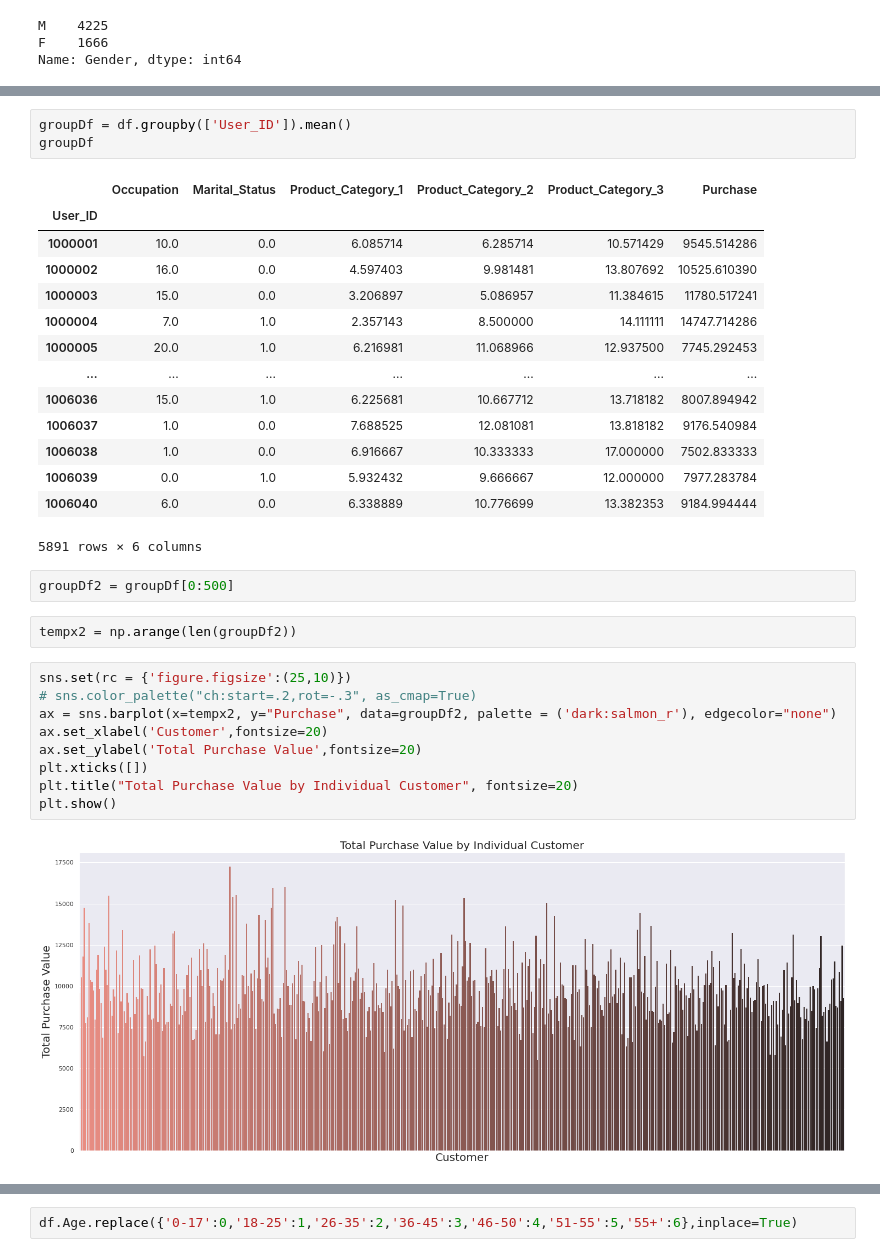
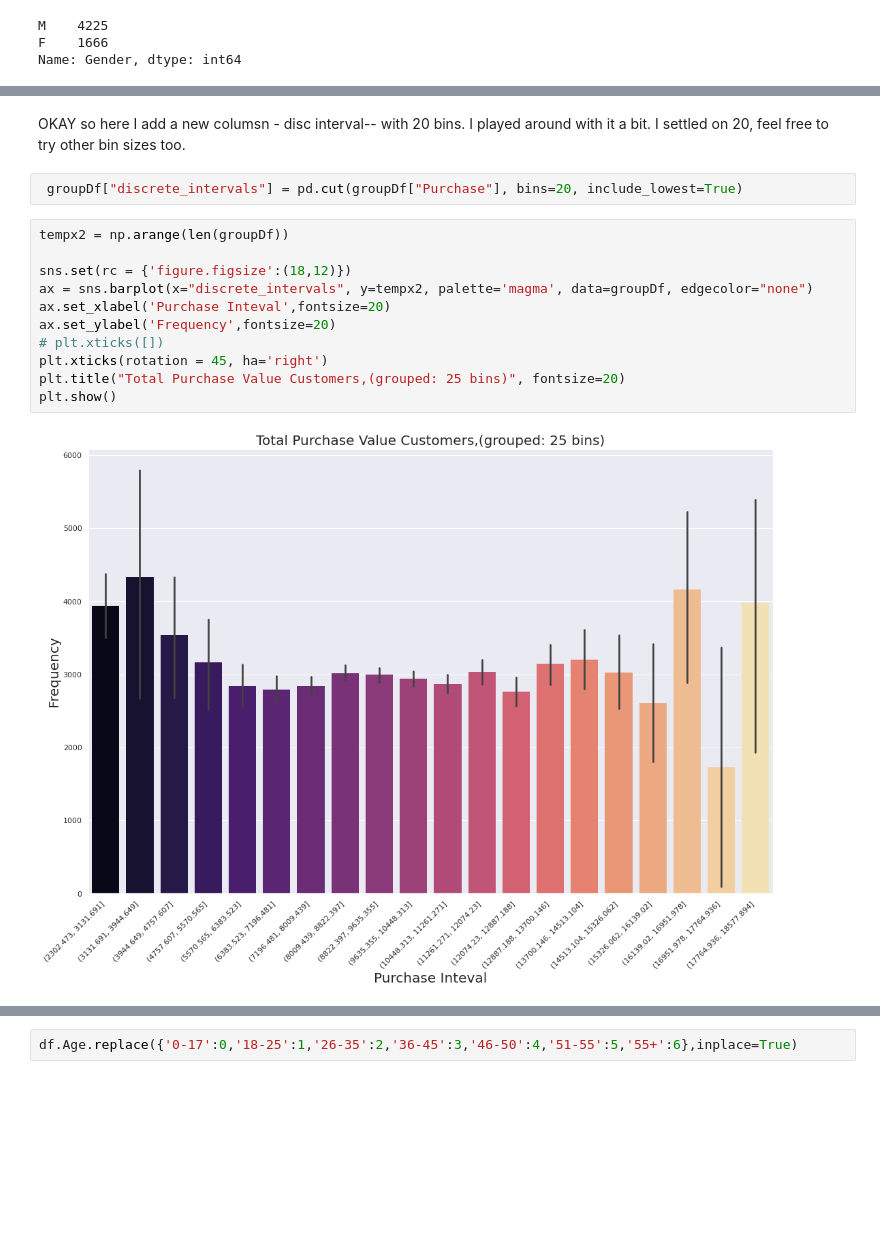
Before and after one commit to Blutronics/MultipleRegression, a Jupyter notebook: Black_Friday_Prediction.ipynb, the cells around one changed output, grey strips where cells are left out. Cells and saved outputs as stored; diff of their text form; blank space fills up the shorter version.

Commit message:
Added  a few more charts for EDA

```diff
--- a/Black_Friday_Prediction.ipynb
+++ b/Black_Friday_Prediction.ipynb
@@ -233,33 +248,17 @@ tempx = np.arange(len(groupDf))
-# %%
-groupDf = df.groupby(['User_ID']).mean()
-groupDf
-# %% [output]
-|  | Occupation | Marital_Status | Product_Category_1 | Product_Category_2 | Product_Category_3 | Purchase |
-| User_ID |  |  |  |  |  |  |
-| 1000001 | 10.0 | 0.0 | 6.085714 | 6.285714 | 10.571429 | 9545.514286 |
-| 1000002 | 16.0 | 0.0 | 4.597403 | 9.981481 | 13.807692 | 10525.610390 |
-| 1000003 | 15.0 | 0.0 | 3.206897 | 5.086957 | 11.384615 | 11780.517241 |
-| 1000004 | 7.0 | 1.0 | 2.357143 | 8.500000 | 14.111111 | 14747.714286 |
-| 1000005 | 20.0 | 1.0 | 6.216981 | 11.068966 | 12.937500 | 7745.292453 |
-| ... | ... | ... | ... | ... | ... | ... |
-| 1006036 | 15.0 | 1.0 | 6.225681 | 10.667712 | 13.718182 | 8007.894942 |
-| 1006037 | 1.0 | 0.0 | 7.688525 | 12.081081 | 13.818182 | 9176.540984 |
-| 1006038 | 1.0 | 0.0 | 6.916667 | 10.333333 | 17.000000 | 7502.833333 |
-| 1006039 | 0.0 | 1.0 | 5.932432 | 9.666667 | 12.000000 | 7977.283784 |
-| 1006040 | 6.0 | 0.0 | 6.338889 | 10.776699 | 13.382353 | 9184.994444 |
-5891 rows × 6 columns
-# %%
-groupDf2 = groupDf[0:500]
-# %%
-tempx2 = np.arange(len(groupDf2))
+# %% [markdown]
+OKAY so here I add a new columsn  - disc  interval-- with 20 bins. I played around with it a bit. I settled on 20, feel free to try other bin sizes too.
+# %%
+ groupDf["discrete_intervals"] = pd.cut(groupDf["Purchase"], bins=20, include_lowest=True)
 # %%
-sns.set(rc = {'figure.figsize':(25,10)})
-# sns.color_palette("ch:start=.2,rot=-.3", as_cmap=True)
-ax = sns.barplot(x=tempx2, y="Purchase", data=groupDf2, palette = ('dark:salmon_r'), edgecolor="none")
-ax.set_xlabel('Customer',fontsize=20)
-ax.set_ylabel('Total Purchase Value',fontsize=20)
-plt.xticks([])
-plt.title("Total Purchase Value by Individual Customer", fontsize=20)
+tempx2 = np.arange(len(groupDf))
+
+sns.set(rc = {'figure.figsize':(18,12)})
+ax = sns.barplot(x="discrete_intervals", y=tempx2, palette='magma', data=groupDf, edgecolor="none")
+ax.set_xlabel('Purchase Inteval',fontsize=20)
+ax.set_ylabel('Frequency',fontsize=20)
+# plt.xticks([])
+plt.xticks(rotation = 45, ha='right')
+plt.title("Total Purchase Value Customers,(grouped: 25 bins)", fontsize=20)
 plt.show()
 # %% [output]
-[figure, old version]
+[figure, new version]
```
Also changed, not shown: parts of 13 cells of this notebook.
